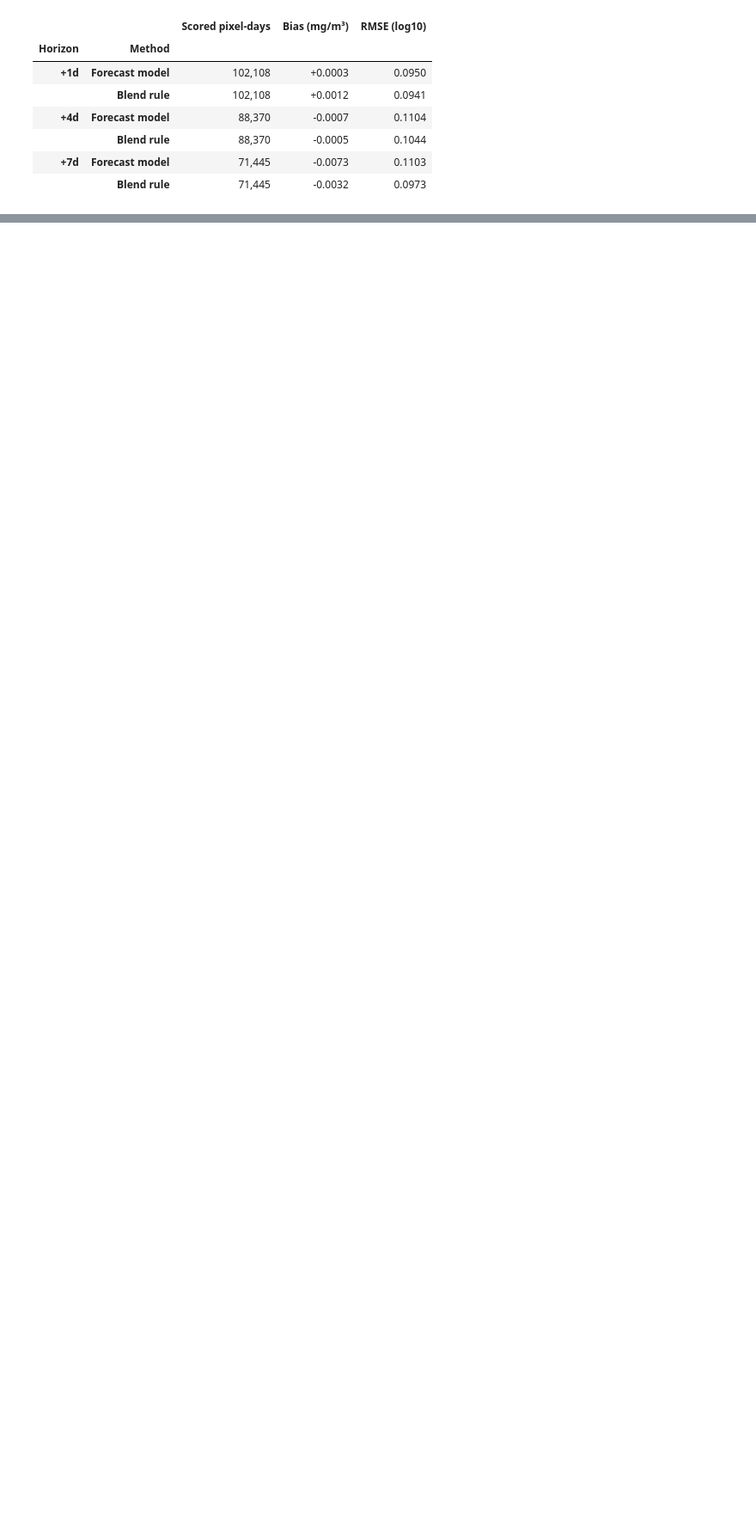
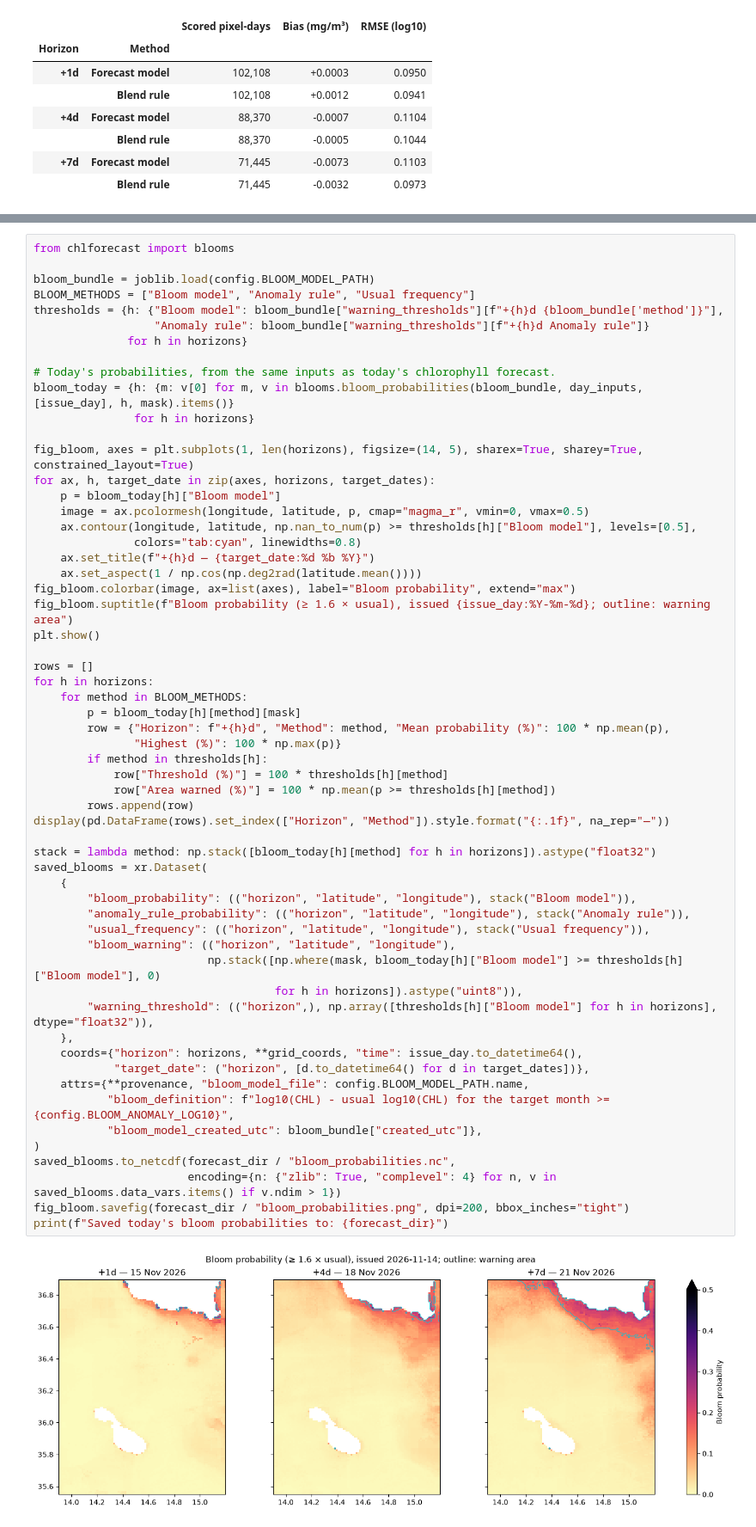
Before and after one commit to algatt/mcast.pages.chl_prediction, a Jupyter notebook: experiment_v2/07-NRT-Input-Validation.ipynb, the cells around one changed output, grey strips where cells are left out. Shown at 86% size. Cells and saved outputs as stored; diff of their text form; blank space fills up the shorter version.

Commit message:
Live bloom probabilities and scores in step 07

```diff
--- a/experiment_v2/07-NRT-Input-Validation.ipynb
+++ b/experiment_v2/07-NRT-Input-Validation.ipynb
@@ -301,0 +310,60 @@ Saved the live evaluation to: /Users/alangatt/git/mcast/research/mcast.pages.chl
+# %%
+from chlforecast import blooms
+
+bloom_bundle = joblib.load(config.BLOOM_MODEL_PATH)
+BLOOM_METHODS = ["Bloom model", "Anomaly rule", "Usual frequency"]
+thresholds = {h: {"Bloom model": bloom_bundle["warning_thresholds"][f"+{h}d {bloom_bundle['method']}"],
+                  "Anomaly rule": bloom_bundle["warning_thresholds"][f"+{h}d Anomaly rule"]}
+              for h in horizons}
+
+# Today's probabilities, from the same inputs as today's chlorophyll forecast.
+bloom_today = {h: {m: v[0] for m, v in blooms.bloom_probabilities(bloom_bundle, day_inputs, [issue_day], h, mask).items()}
+               for h in horizons}
+
+fig_bloom, axes = plt.subplots(1, len(horizons), figsize=(14, 5), sharex=True, sharey=True, constrained_layout=True)
+for ax, h, target_date in zip(axes, horizons, target_dates):
+    p = bloom_today[h]["Bloom model"]
+    image = ax.pcolormesh(longitude, latitude, p, cmap="magma_r", vmin=0, vmax=0.5)
+    ax.contour(longitude, latitude, np.nan_to_num(p) >= thresholds[h]["Bloom model"], levels=[0.5],
+               colors="tab:cyan", linewidths=0.8)
+    ax.set_title(f"+{h}d — {target_date:%d %b %Y}")
+    ax.set_aspect(1 / np.cos(np.deg2rad(latitude.mean())))
+fig_bloom.colorbar(image, ax=list(axes), label="Bloom probability", extend="max")
+fig_bloom.suptitle(f"Bloom probability (≥ 1.6 × usual), issued {issue_day:%Y-%m-%d}; outline: warning area")
+plt.show()
+
+rows = []
+for h in horizons:
+    for method in BLOOM_METHODS:
+        p = bloom_today[h][method][mask]
+        row = {"Horizon": f"+{h}d", "Method": method, "Mean probability (%)": 100 * np.mean(p),
+               "Highest (%)": 100 * np.max(p)}
+        if method in thresholds[h]:
+            row["Threshold (%)"] = 100 * thresholds[h][method]
+            row["Area warned (%)"] = 100 * np.mean(p >= thresholds[h][method])
+        rows.append(row)
+display(pd.DataFrame(rows).set_index(["Horizon", "Method"]).style.format("{:.1f}", na_rep="—"))
+
+stack = lambda method: np.stack([bloom_today[h][method] for h in horizons]).astype("float32")
+saved_blooms = xr.Dataset(
+    {
+        "bloom_probability": (("horizon", "latitude", "longitude"), stack("Bloom model")),
+        "anomaly_rule_probability": (("horizon", "latitude", "longitude"), stack("Anomaly rule")),
+        "usual_frequency": (("horizon", "latitude", "longitude"), stack("Usual frequency")),
+        "bloom_warning": (("horizon", "latitude", "longitude"),
+                          np.stack([np.where(mask, bloom_today[h]["Bloom model"] >= thresholds[h]["Bloom model"], 0)
+                                    for h in horizons]).astype("uint8")),
+        "warning_threshold": (("horizon",), np.array([thresholds[h]["Bloom model"] for h in horizons], dtype="float32")),
+    },
+    coords={"horizon": horizons, **grid_coords, "time": issue_day.to_datetime64(),
+            "target_date": ("horizon", [d.to_datetime64() for d in target_dates])},
+    attrs={**provenance, "bloom_model_file": config.BLOOM_MODEL_PATH.name,
+           "bloom_definition": f"log10(CHL) - usual log10(CHL) for the target month >= {config.BLOOM_ANOMALY_LOG10}",
+           "bloom_model_created_utc": bloom_bundle["created_utc"]},
+)
+saved_blooms.to_netcdf(forecast_dir / "bloom_probabilities.nc",
+                       encoding={n: {"zlib": True, "complevel": 4} for n, v in saved_blooms.data_vars.items() if v.ndim > 1})
+fig_bloom.savefig(forecast_dir / "bloom_probabilities.png", dpi=200, bbox_inches="tight")
+print(f"Saved today's bloom probabilities to: {forecast_dir}")
+# %% [output]
+[figure, added]
```
Also changed, not shown: parts of 6 cells of this notebook, 8 other files.
